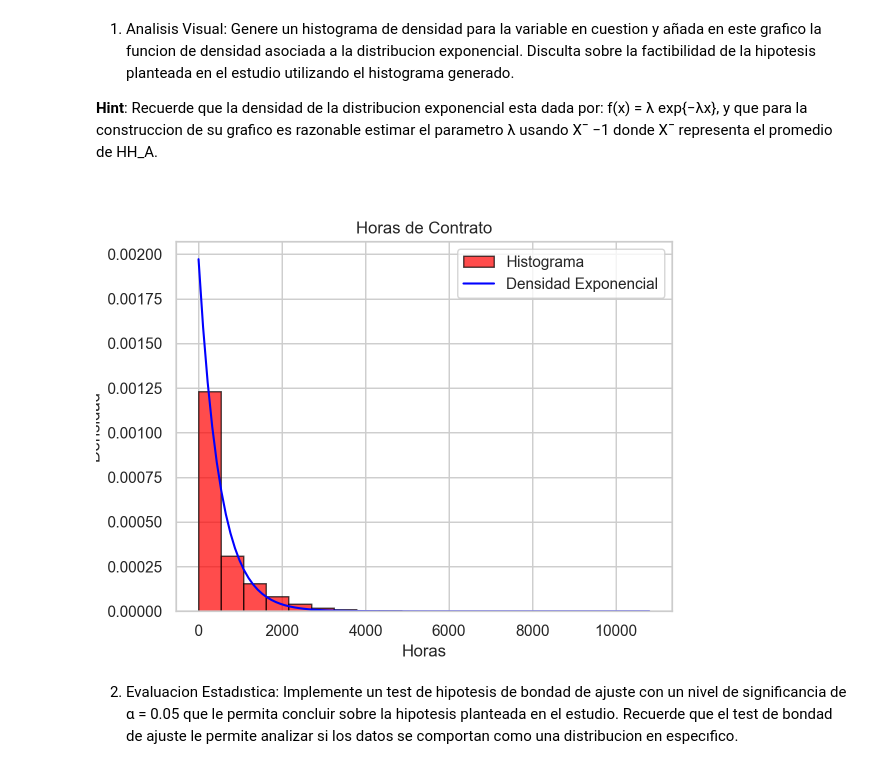
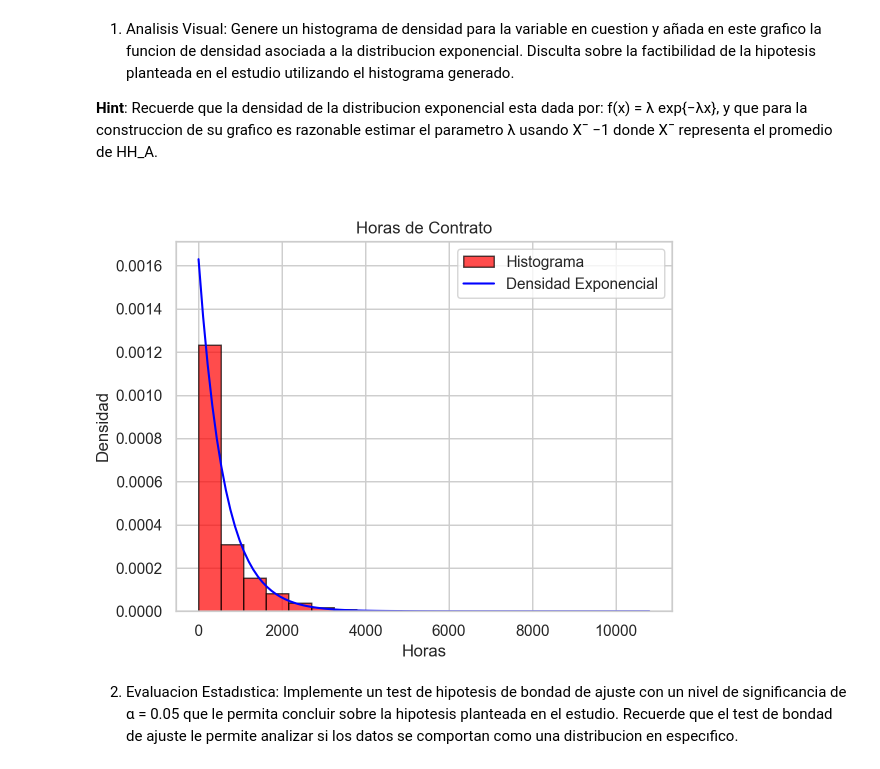
Before and after one commit to Dxeg0o/proyecto_cdd_2, a Jupyter notebook: proyecto.ipynb, the cells around one changed output. Saved outputs shown, nothing was run; the diff lists cells and outputs as text; code cells hidden in the pictures.

```diff
--- a/proyecto.ipynb
+++ b/proyecto.ipynb
@@ -376,36 +378,32 @@ de Aula siguen una distribucion exponencial. Para investigar esta afirmacion, si
 f(x) = λ exp{−λx},
 y que para la construccion de su grafico es razonable estimar el parametro λ usando X¯ −1 donde X¯ representa el promedio de HH_A.
 # %%
-import numpy as np
-import matplotlib.pyplot as plt
-from scipy.stats import expon
-
 # Supongamos que ya tienes un DataFrame llamado df con la columna "HH_A" que contiene las horas de contrato
 
 # Calcular el promedio de HH_A
-promedio_horas = df["HH_A"].mean()
+promedio_horas = df_regiones["HH_A"].mean()
 
 # Crear un histograma de las horas de contrato
 plt.hist(df["HH_A"], bins=20, density=True, color="red", edgecolor="black", alpha=0.7, label="Histograma")
 
 # Crear la función de densidad exponencial
 x = np.linspace(0, max(df["HH_A"]), 100)
 lambda_parametro = 1 / promedio_horas
 densidad_exponencial = expon.pdf(x, scale=1/lambda_parametro)
 
 # Agregar la función de densidad al gráfico
 plt.plot(x, densidad_exponencial, color="blue", label="Densidad Exponencial")
 
 # Configurar el gráfico
 plt.title("Horas de Contrato")
 plt.xlabel("Horas")
 plt.ylabel("Densidad")
 plt.legend()
 plt.show()
 
 #falta discutir sobre la factibilidad de la hipotesis
 # %% [output]
-[figure, old version]
+[figure, new version]
 # %% [markdown]
 2. Evaluacion Estadıstica: Implemente un test de hipotesis de bondad de ajuste con un nivel de significancia de α = 0.05 que le permita concluir sobre la hipotesis planteada en el estudio. Recuerde que el test de bondad
 de ajuste le permite analizar si los datos se comportan como una distribucion en especıfico.
```
Also changed, not shown: parts of 26 cells of this notebook.
